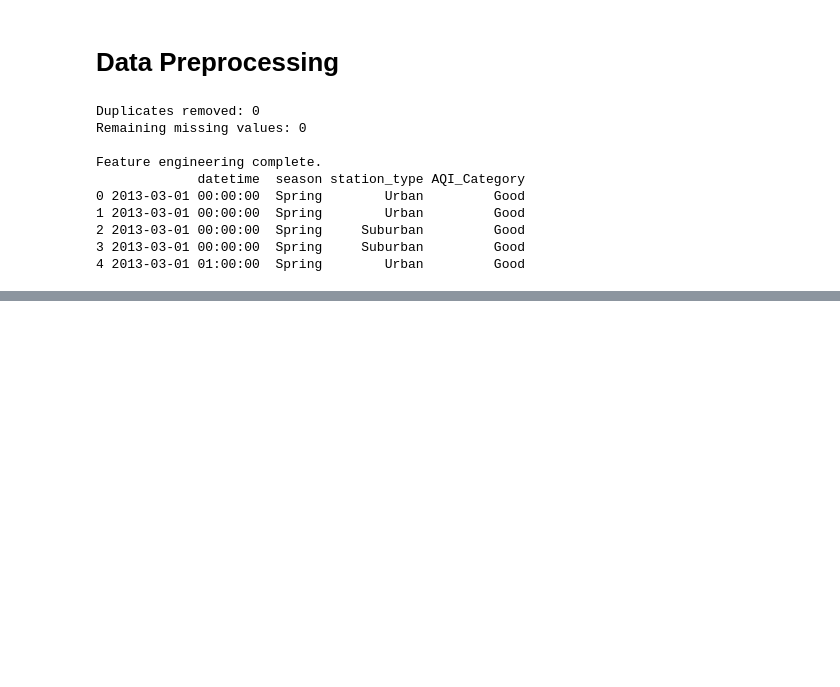
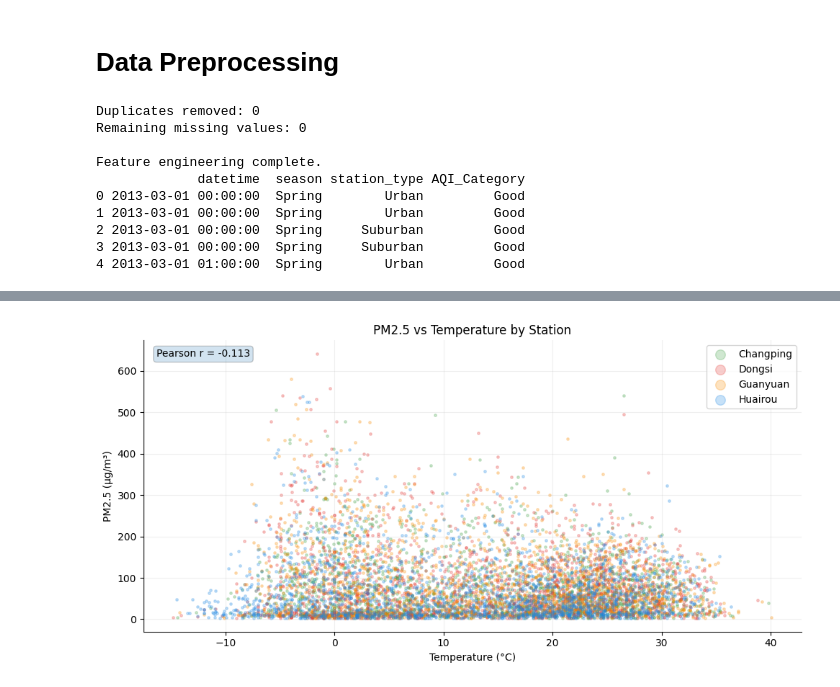
Before and after one commit to jaiprasathalexander-creator/CMP7005-AirQuality, a Jupyter notebook: CMP7005_parc1.ipynb, the cells around one changed output, grey strips where cells are left out. Saved outputs shown, nothing was run; the diff lists cells and outputs as text; code cells hidden in the pictures; blank space fills up the shorter version.

```diff
--- a/CMP7005_parc1.ipynb
+++ b/CMP7005_parc1.ipynb
@@ -208,0 +235,19 @@ Feature engineering complete.
+# %%
+# ── Bivariate: PM2.5 vs Temperature coloured by Station ──────────────────
+fig, ax = plt.subplots(figsize=(10, 5))
+sample = df.sample(8000, random_state=42)
+for st_name, grp in sample.groupby('station'):
+    ax.scatter(grp['TEMP'], grp['PM2.5'], alpha=0.25, s=6,
+               color=PALETTE[st_name], label=st_name)
+ax.set_xlabel('Temperature (°C)'); ax.set_ylabel('PM2.5 (µg/m³)')
+ax.set_title('PM2.5 vs Temperature by Station')
+ax.legend(markerscale=4); ax.grid(alpha=0.2)
+ax.spines[['top','right']].set_visible(False)
+corr = df[['TEMP','PM2.5']].corr().iloc[0,1]
+ax.text(0.02, 0.97, f'Pearson r = {corr:.3f}', transform=ax.transAxes,
+        fontsize=10, verticalalignment='top', bbox=dict(boxstyle='round', alpha=0.2))
+plt.tight_layout()
+plt.savefig('bivariate_pm25_temp.png', dpi=120, bbox_inches='tight')
+plt.show()
+# %% [output]
+[figure, added]
```
Also changed, not shown: parts of 6 cells of this notebook.
